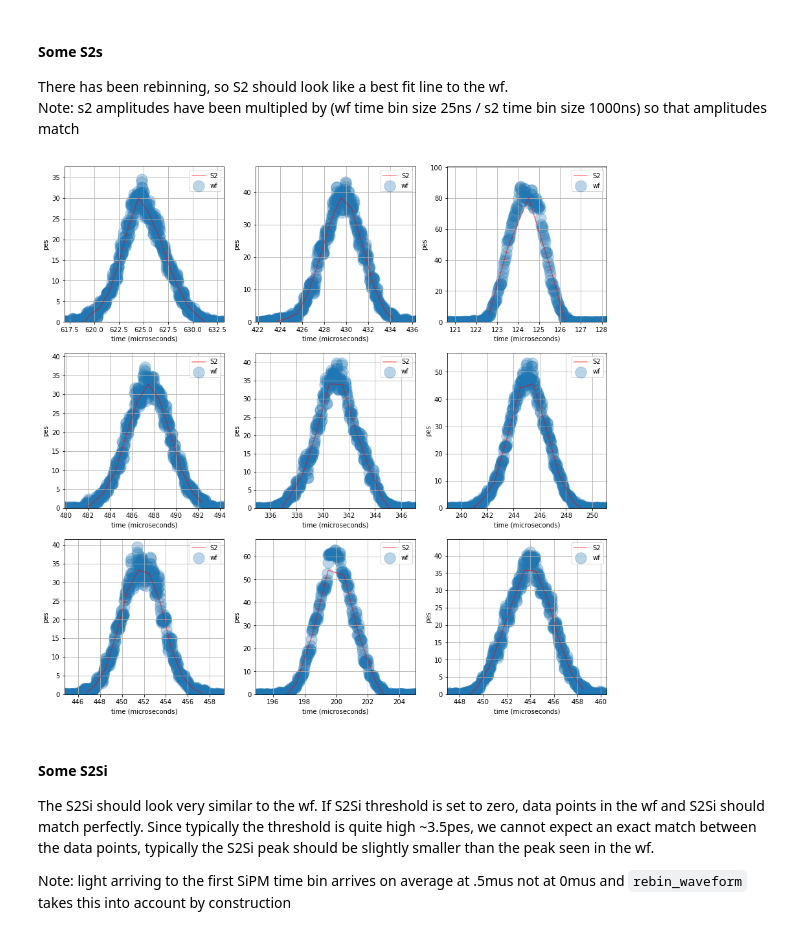
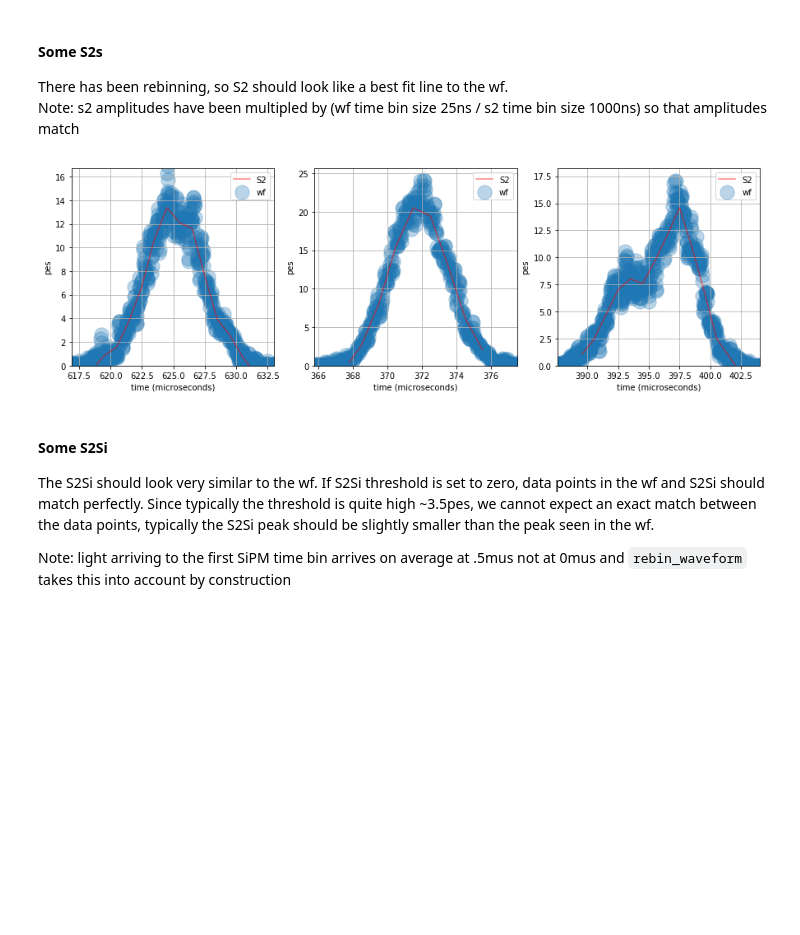
Before and after one commit to abotas/ICARO, a Jupyter notebook: icaro/marco_polo/irene-mp.ipynb, the cells around one changed output. Drawn from its saved outputs; the diff is of its cells as text; code cells hidden in the pictures; blank space fills up the shorter version.

```diff
--- a/icaro/marco_polo/irene-mp.ipynb
+++ b/icaro/marco_polo/irene-mp.ipynb
@@ -60,14 +126,15 @@ print('Fract. of events with at least one s1, s2, s2si:', len(s1_dict  )/nevts,
                                                           len(s2si_dict)/nevts)
 print('Total S1, S2, s2si                             :', ns1,'',ns2,'',ns2si)
 
-subplot=311
-plt.figure(figsize=(10,10))
+subplot=131
+plt.figure(figsize=(15,5))
 for si_peaks, title in zip([s1_peaks, s2_peaks, s2si_peaks], ['s1', 's2', 's2si']):
     si_peaks=np.array(si_peaks)
     plt.subplot(subplot)
     plt.hist(si_peaks, bins=range(nbins), align='left', normed=True)
     if si_peaks.max() > 1: plt.yscale('log')
     plt.xlim(0, si_peaks.max() + 1)
+    if title == 's1': plt.xlim(0,10)
     plt.title(title + ' peaks per event (normed)')
     plt.grid(True)
     subplot+=1
@@ -205,13 +260,13 @@ def plot_wf_vs_s12_peak(csum, peak,
     if subplot != -1: plt.subplot(subplot)
 
     # helpful since rebinning algorithm record average time
-    t = np.copy(peak[0])
+    t = np.copy(peak.t)
     if S12=='S2Si': t-= 500  *units.ns # typically  1mus time bins
 
     plotwf(np.arange(len(csum))*wfbs/units.mus, csum, label='wf', s=300, alpha=.3) # Plot wf
-    plotp(t/units.mus, peak[1] *wfbs/pkbs, label=S12, alpha=.5, c=pc)              # Plot peak
-    plt.xlim((peak[0][0] - 2*pkbs) / units.mus, (t[-1] + 2*pkbs)/units.mus) # Set xlim around peak
-    plt.ylim(0, peak[1].max()*wfbs/pkbs + .25*peak[1].max()*wfbs/pkbs)      # Set ylim around peak
+    plotp(t/units.mus, peak.E *wfbs/pkbs, label=S12, alpha=.5, c=pc)              # Plot peak
+    plt.xlim((peak.t[0] - 2*pkbs) / units.mus, (t[-1] + 2*pkbs)/units.mus) # Set xlim around peak
+    plt.ylim(0, peak.E.max()*wfbs/pkbs + .25*peak.E.max()*wfbs/pkbs)      # Set ylim around peak
     plt.legend()
     plt.grid(True)
     plt.ylabel('pes')
@@ -220,17 +275,19 @@ def plot_wf_vs_s12_peak(csum, peak,
 #### Get a small random sample of events
 Need calibrated sums of pmts and sipms
 # %%
-ev_sample = sample_events(9, rwf_path)
-CSUMs, csipm = calibrated_waveforms(ev_sample, irene, rwf_path, sipms=True)
+ev_sample = mf.sample_events(9, rwf_path)
+i_ev = ev_sample - events[0]
+CSUMs, csipm = calibrated_waveforms(i_ev, irene, rwf_path, sipms=True)
 # %% [markdown]
 #### Some S1s
 These should be exact copies of the waveform since there is no rebinning
 # %%
 plt.figure(figsize=(15,15))
 subplot=331
-for ev in ev_sample:
-    pn = np.array(list(s1_dict[ev].peaks.keys())).max() # choose 1 peak_no (here max)
-    plot_wf_vs_s12_peak(CSUMs[ev], s1_dict[ev].s1d[pn], subplot=subplot)
-    subplot+=1
+for i, ev in zip(i_ev, ev_sample):
+    if ev in s1_dict:
+        pn = np.array(list(s1_dict[ev].peaks.keys())).max() # choose 1 peak_no (here max)
+        plot_wf_vs_s12_peak(CSUMs[i], s1_dict[ev].peaks[pn], subplot=subplot)
+        subplot+=1
 plt.show()
 # %% [output]
@@ -242,18 +299,19 @@ Note: s2 amplitudes have been multipled by (wf time bin size 25ns / s2 time bin
 # %%
 plt.figure(figsize=(15,15))
 subplot=331
-for ev in ev_sample:
-    pn = np.array(list(s2_dict[ev].peaks.keys())).max()
-    plot_wf_vs_s12_peak(CSUMs[ev], s2_dict[ev].s2d[pn],
-                        subplot=subplot,
-                        pkbs=units.mus,
-                        plotp=plt.plot,
-                        S12='S2',
-                        pc='r')
+for i, ev in zip(i_ev, ev_sample):
+    if ev in s2_dict:
+        pn = np.array(list(s2_dict[ev].peaks.keys())).max()
+        plot_wf_vs_s12_peak(CSUMs[i], s2_dict[ev].peaks[pn],
+                            subplot=subplot,
+                            pkbs=units.mus,
+                            plotp=plt.plot,
+                            S12='S2',
+                            pc='r')
     subplot+=1
 plt.show()
 # %% [output]
-[figure, old version]
+[figure, new version]
 # %% [markdown]
 #### Some S2Si
 The S2Si should look very similar to the wf. If S2Si threshold is set to zero, data points in the wf and S2Si should match perfectly. Since typically the threshold is quite high ~3.5pes, we cannot expect an exact match between the data points, typically the S2Si peak should be slightly smaller than the peak seen in the wf.
```
Also changed, not shown: parts of 15 cells of this notebook.
